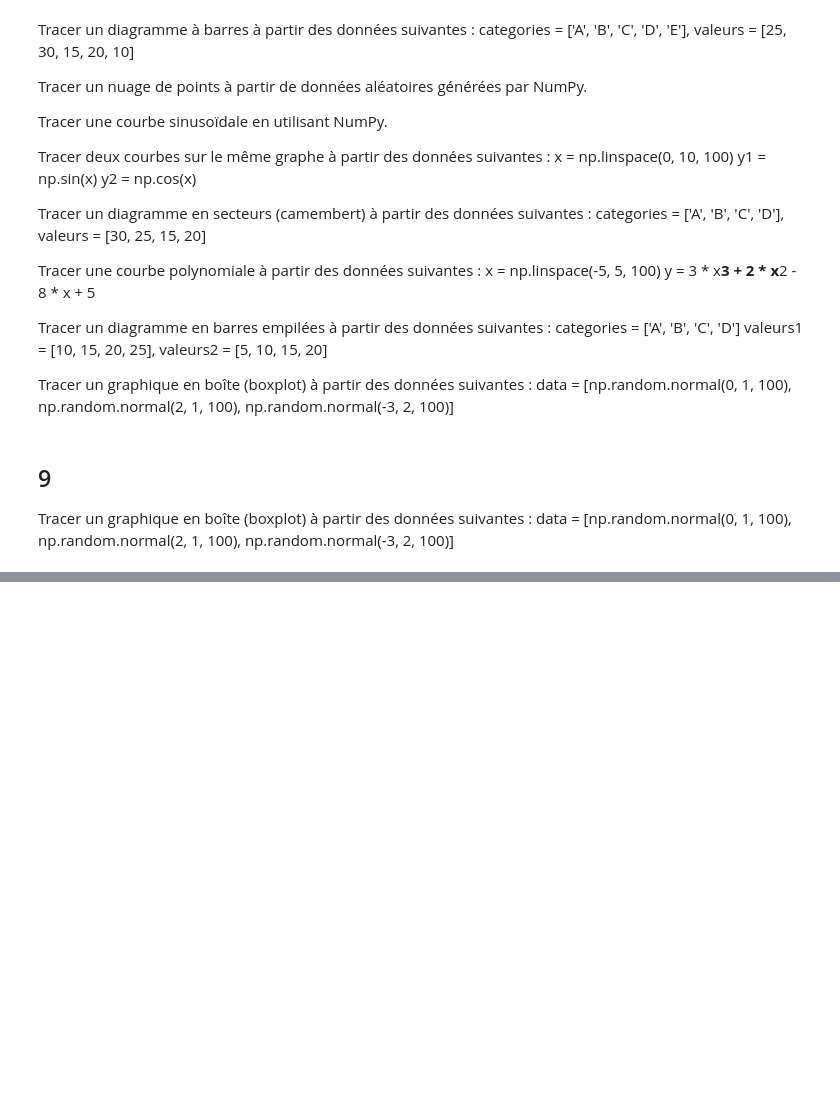
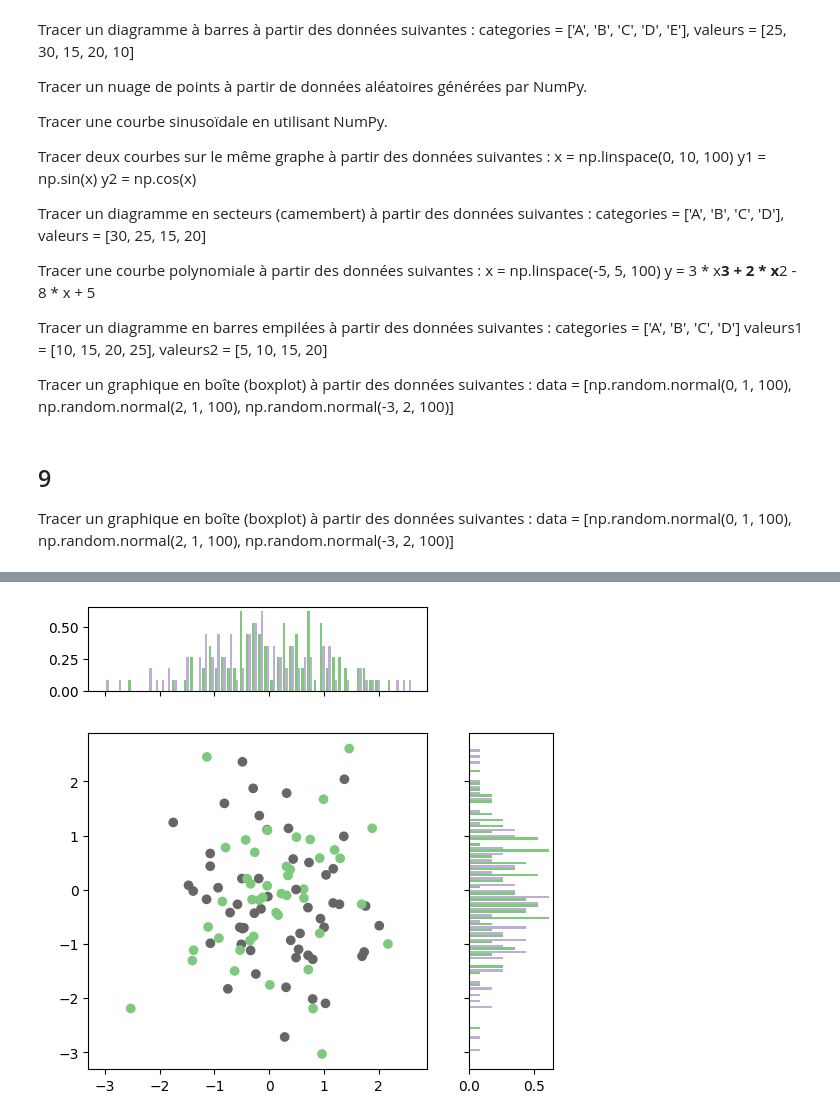
Before and after one commit to Insiares/simplon_datai_2025, a Jupyter notebook: 0/Exo_plot/Exo_plot.ipynb, the cells around one changed output, grey strips where cells are left out. Drawn from its saved outputs; the diff is of its cells as text; code cells hidden in the pictures; blank space fills up the shorter version.

```diff
--- a/0/Exo_plot/Exo_plot.ipynb
+++ b/0/Exo_plot/Exo_plot.ipynb
@@ -114,0 +175,30 @@ plt.show()
+# %%
+#si on essaie de rajouter une catégorie à deux jeux de données :
+import matplotlib
+data_triple = np.random.randn(100,2)
+couleurs = np.random.randint(0,2, 100)
+fig = plt.figure(figsize=(6,6))
+
+my_grid = fig.add_gridspec(2, 2,
+                           width_ratios = (4, 1),
+                           height_ratios = (1, 4),
+                            wspace = 0.2,
+                            hspace = 0.2,
+                           )
+
+axe = fig.add_subplot(my_grid[1,0])
+axe_histx = fig.add_subplot(my_grid[0,0], sharex = axe)
+axe_histy = fig.add_subplot(my_grid[1,1], sharey = axe)
+
+#pour colorier le scatter et les histo de la même façon
+type_couleur= [matplotlib.cm.Accent(0) , matplotlib.cm.Accent(1)]
+
+axe.scatter(x= data_triple[:,0], y= data_triple[:,1], c= couleurs, cmap = 'Accent')
+
+axe_histx.hist(data_triple , color = type_couleur, bins = 50, density= True)
+axe_histy.hist(data_triple , color = type_couleur, bins = 50, density = True, orientation='horizontal')
+
+axe_histx.tick_params(axis='x', labelbottom = False)
+axe_histy.tick_params(axis='y', labelleft = False)
+# %% [output]
+[figure, added]
```
Also changed, not shown: parts of 6 cells of this notebook.
